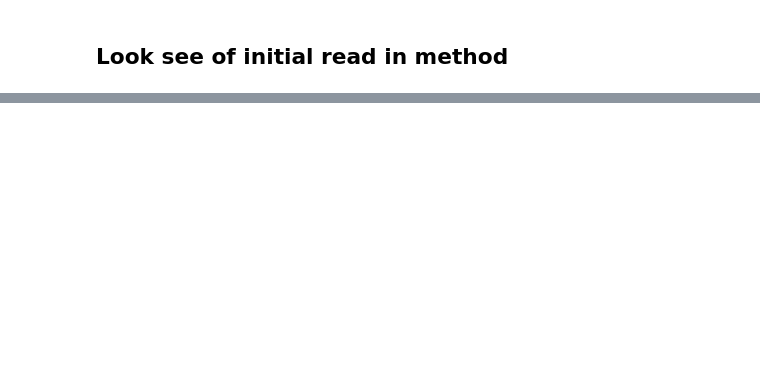
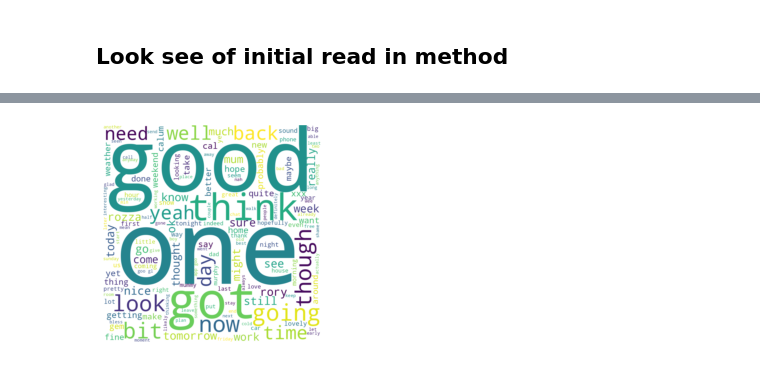
Before and after one commit to rorypearson26/convo-analytics, a Jupyter notebook: jupyter_mess/initial_lookin.ipynb, the cells around one changed output, grey strips where cells are left out. Cells and saved outputs as stored; diff of their text form; code cells hidden in the pictures; blank space fills up the shorter version.

Commit message:
Started messing around with some wordclouds

```diff
--- a/jupyter_mess/initial_lookin.ipynb
+++ b/jupyter_mess/initial_lookin.ipynb
@@ -117,0 +250,25 @@ df.sender.hist()
+# %%
+from wordcloud import WordCloud, STOPWORDS
+word_series = df.message.copy()
+
+stop_words = ["https", "co", 'xx', "will"] + list(STOPWORDS)
+word_series.loc[word_series =='<Media omitted>'] = np.nan
+word_series.dropna(inplace=True)
+word_series = word_series.str.lower()
+words = " ".join(review for review in word_series)
+wordcloud = WordCloud(min_word_length=2,
+                      max_words=150,
+                      stopwords=stop_words,
+                      relative_scaling=0.2,
+                      width=1200, height=1200,
+                      background_color="white").generate(words)
+
+# Display the generated image:
+# the matplotlib way:
+fig = plt.figure()
+plt.imshow(wordcloud, interpolation='bilinear')
+plt.axis("off")
+plt.show()
+fig.savefig('fig1.png', dpi=600)
+# %% [output]
+[figure, added]
```
Also changed, not shown: parts of 29 cells of this notebook.
